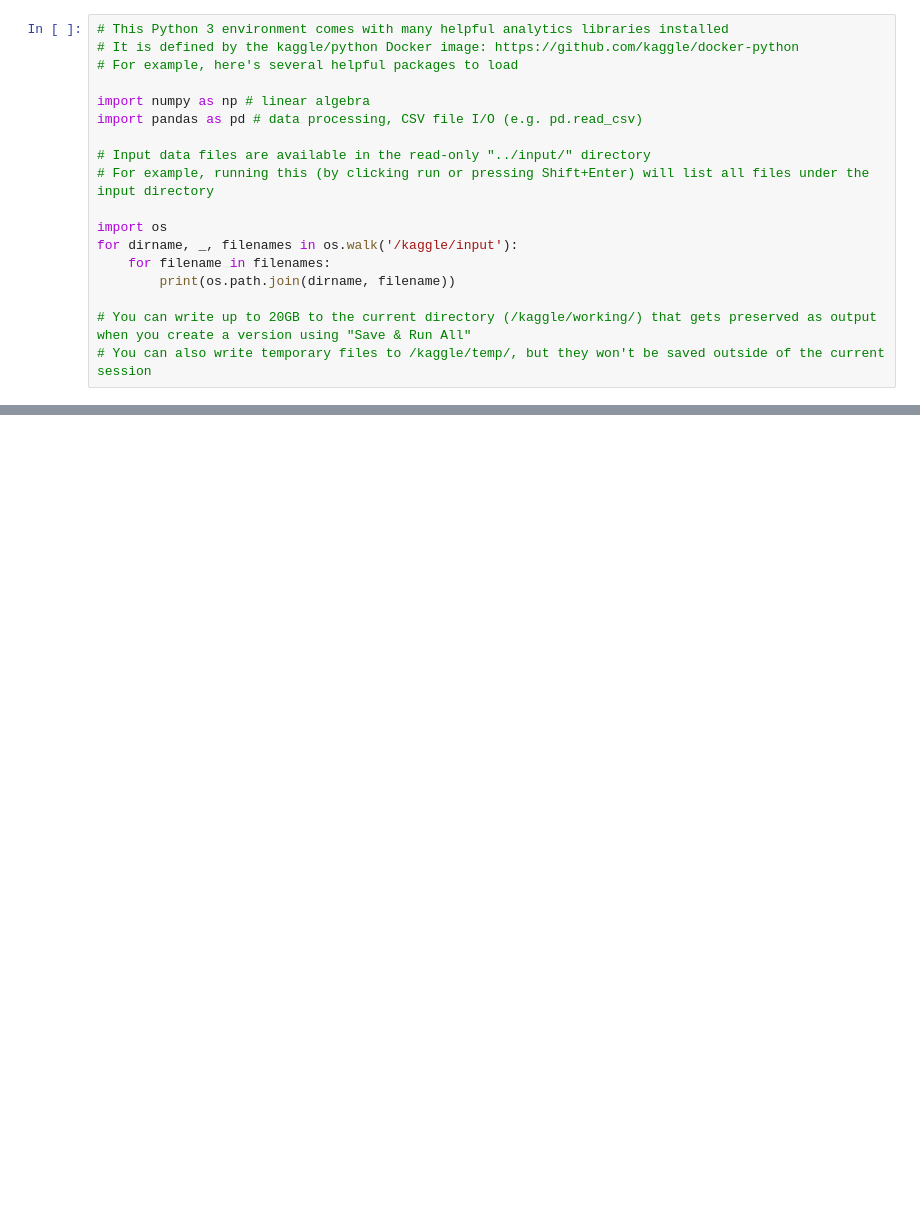
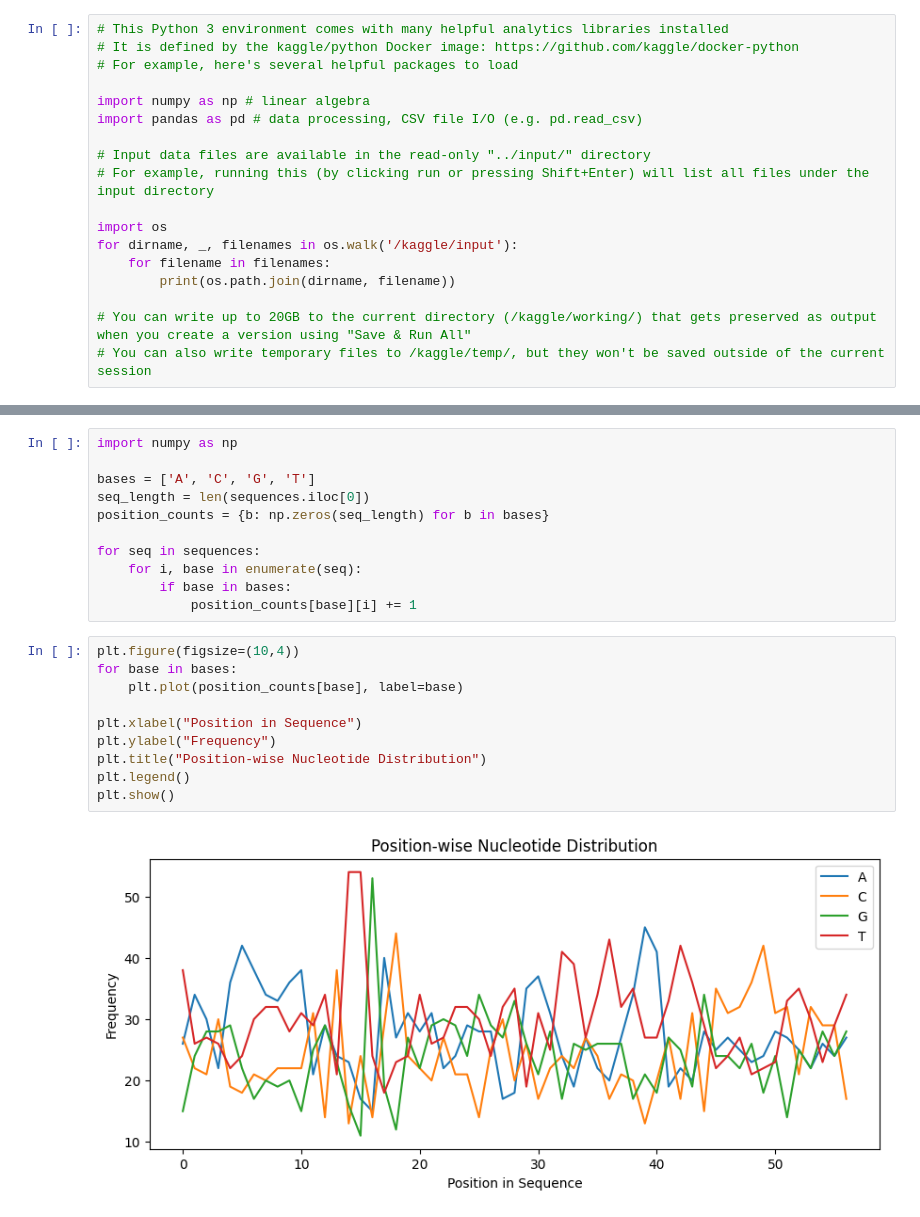
Before and after one commit to HansaniKaumadi/Genomic-Signal-Processing-Promoter-Detection, a Jupyter notebook: notebook.ipynb, the cells around one changed output, grey strips where cells are left out. Saved outputs shown, nothing was run; the diff lists cells and outputs as text; blank space fills up the shorter version.

```diff
--- a/notebook.ipynb
+++ b/notebook.ipynb
@@ -46,0 +122,23 @@ nan
+# %%
+import numpy as np
+
+bases = ['A', 'C', 'G', 'T']
+seq_length = len(sequences.iloc[0])
+position_counts = {b: np.zeros(seq_length) for b in bases}
+
+for seq in sequences:
+    for i, base in enumerate(seq):
+        if base in bases:
+            position_counts[base][i] += 1
+# %%
+plt.figure(figsize=(10,4))
+for base in bases:
+    plt.plot(position_counts[base], label=base)
+
+plt.xlabel("Position in Sequence")
+plt.ylabel("Frequency")
+plt.title("Position-wise Nucleotide Distribution")
+plt.legend()
+plt.show()
+# %% [output]
+[figure, added]
```
Also changed, not shown: parts of 32 cells of this notebook.
